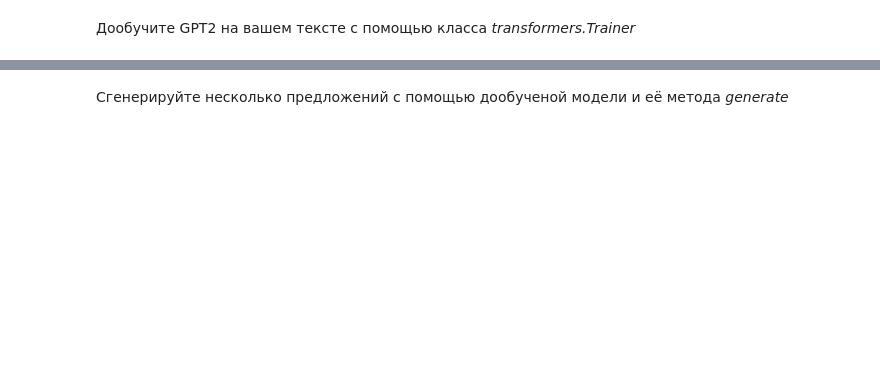
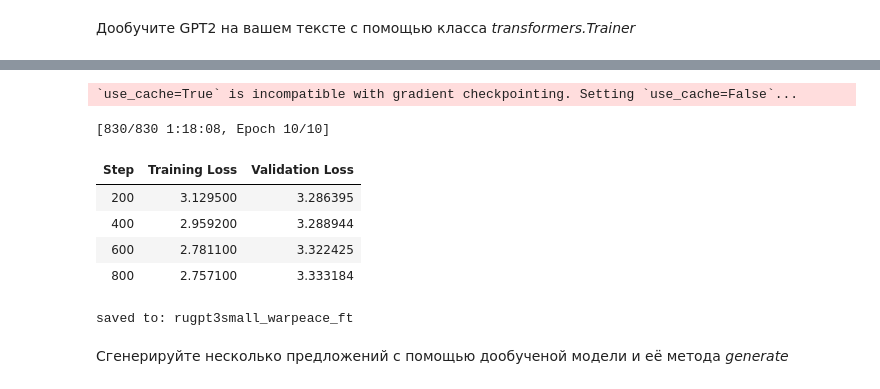
Before and after one commit to Saharochekl/FSR_ML, a Jupyter notebook: hometasks/Theme 11/Sem11_02.ipynb, the cells around one changed output, grey strips where cells are left out. Saved outputs shown, nothing was run; the diff lists cells and outputs as text; code cells hidden in the pictures; blank space fills up the shorter version.

```diff
--- a/hometasks/Theme 11/Sem11_02.ipynb
+++ b/hometasks/Theme 11/Sem11_02.ipynb
@@ -1046,0 +1147,10 @@ Device set to use mps:0
+# %%
+block_size = 1024  # Для GPT-2 <= 1024
+
+n = (len(ids) // block_size) * block_size
+ids_cut = ids[:n]
+
+input_ids = torch.tensor(ids_cut, dtype=torch.long).view(-1, block_size)
+labels = input_ids.clone()  # для GPT2LMHeadModel это ок: он сам сдвигает внутри
+
+print("batches x block_size =", input_ids.shape)
@@ -1050,0 +1169,4 @@ Device set to use mps:0
+# %%
+# чтобы влезало в память и не было лишних буферов
+model.gradient_checkpointing_enable()
+model.config.use_cache = False
@@ -1051,2 +1200,56 @@ Device set to use mps:0
+# %%
+from transformers import DataCollatorForLanguageModeling
+data_collator = DataCollatorForLanguageModeling(tokenizer=tok, mlm=False)
+# %%
+out_dir = "rugpt3small_warpeace_ft"
+
+args = TrainingArguments(
+    output_dir=out_dir,
+    overwrite_output_dir=True,
+
+    per_device_train_batch_size=1,
+    per_device_eval_batch_size=1,
+    gradient_accumulation_steps=8,  # “виртуальный” батч побольше
+
+    learning_rate=5e-5,
+    weight_decay=0.01,
+    warmup_steps=100,
+
+    num_train_epochs=10,             # для начала, чтобы просто “завелось”
+    eval_strategy="steps",
+    eval_steps=200,
+    save_steps=200,
+    save_total_limit=2,
+
+    logging_steps=20,
+    report_to="none",
+
+    fp16=False,
+    bf16=False,
+)
+
+trainer = Trainer(
+    model=model,
+    args=args,
+    train_dataset=train_ds,
+    eval_dataset=eval_ds,
+    tokenizer=tok,
+    data_collator=data_collator,
+)
+
+trainer.train()
+
+trainer.save_model(out_dir)
+tok.save_pretrained(out_dir)
+print("saved to:", out_dir)
+# %% [output]
+`use_cache=True` is incompatible with gradient checkpointing. Setting `use_cache=False`...
+[830/830 1:18:08, Epoch 10/10]
+| Step | Training Loss | Validation Loss |
+| 200 | 3.129500 | 3.286395 |
+| 400 | 2.959200 | 3.288944 |
+| 600 | 2.781100 | 3.322425 |
+| 800 | 2.757100 | 3.333184 |
+saved to: rugpt3small_warpeace_ft
 # %% [markdown]
 Сгенерируйте несколько предложений с помощью дообученой модели и её метода *generate*
```
Also changed, not shown: parts of 35 cells of this notebook, 3 other files.
